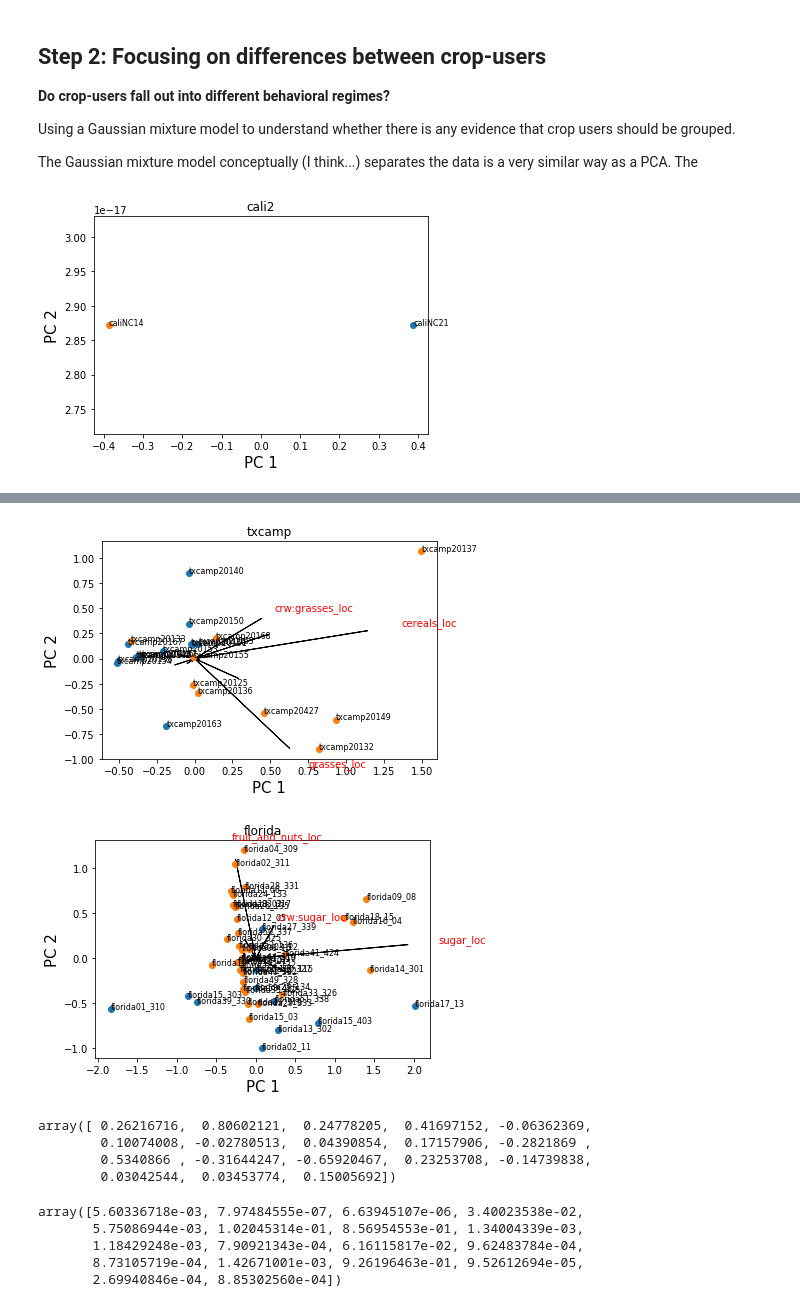
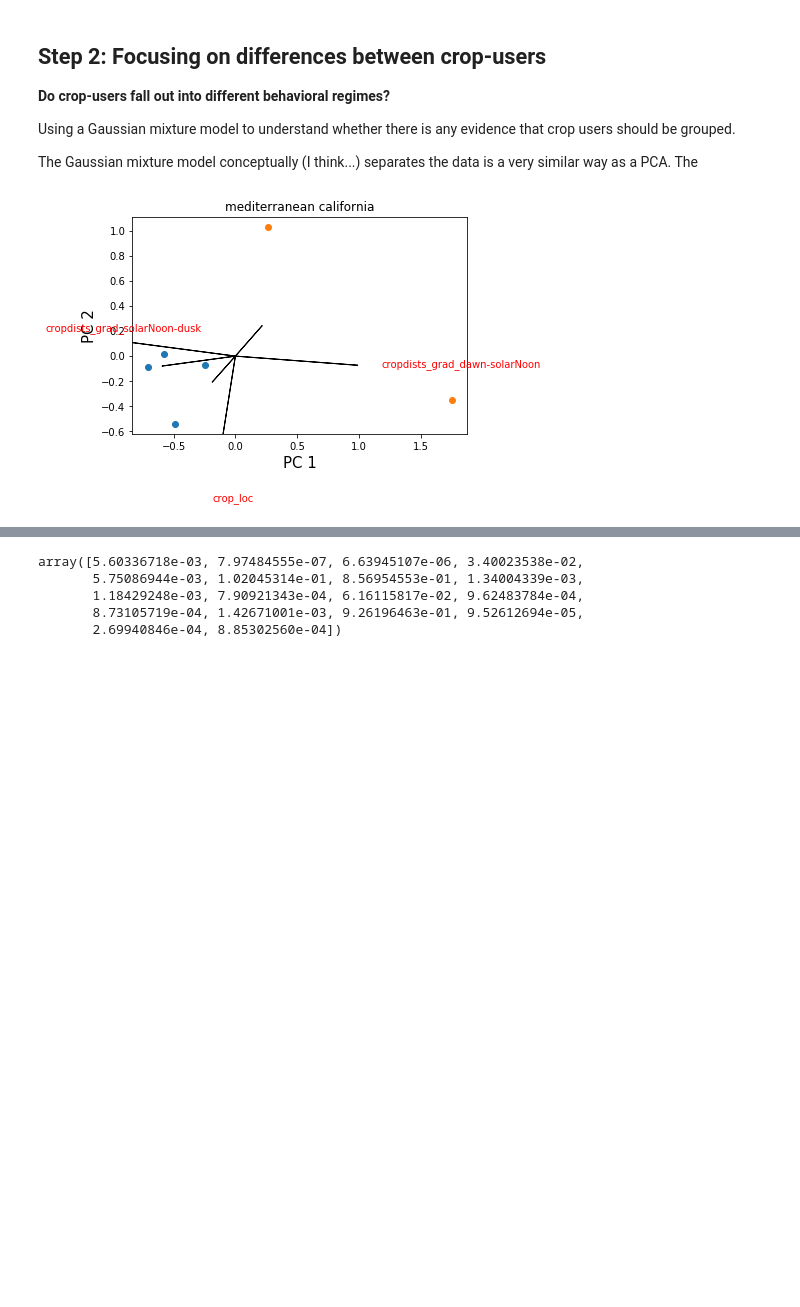
Before and after one commit to mqwilber/rsf_swine, a Jupyter notebook: code/Cluster_analysis.ipynb, the cells around one changed output, grey strips where cells are left out. Saved outputs shown, nothing was run; the diff lists cells and outputs as text; code cells hidden in the pictures; blank space fills up the shorter version.

```diff
--- a/code/Cluster_analysis.ipynb
+++ b/code/Cluster_analysis.ipynb
@@ -37,7 +37,7 @@ ctypes = params['croptypes']
 modparams = []
 
 for i in range(1, 4):
-    modparams.append(pd.read_csv("../results/effect_size_data/model{0}allparams.csv".format(i)))
+    modparams.append(pd.read_csv("../results/effect_size_data/model{0}allparams_crop_day_factor_onlycrop.csv".format(i)))
 # %%
 # Make a crop user dictionary to link to
 mod1main = pd.read_csv("../results/effect_size_data/model1maineffects.csv")
@@ -108,15 +100,15 @@ array(['fruit_and_nuts_loc', 'ndvi_loc', 'masting_loc', 'elevation_loc',
 joindt = []
 for modp in modparams:
 
-    moddt = modp.pivot_table(values='value', index=['pigID', 'study'], columns='coef').fillna(0)
+    moddt = modp.pivot_table(values='value', index=['pigID', 'l2ecoregion'], columns='coef').fillna(0)
     cusers = moddt.reset_index().set_index("pigID").join(cropuser.set_index(["pigID"])).join(pigatt.set_index("pigID"))
     joindt.append(cusers)
 
 # Show summary of crop users
-bplot = cusers.groupby("study").agg({"cropuser" : {'Crop users': lambda x: np.sum(x == True),
+bplot = cusers.groupby("l2ecoregion").agg({"cropuser" : {'Crop users': lambda x: np.sum(x == True),
                                            'Non-crop users' : lambda x: np.sum(x != True)} })
 bplot.columns = bplot.columns.levels[1]
 ax = bplot.plot.bar()
 ax.set_ylabel("Number of pigs")
-plt.savefig("../docs/presentations/images/cropusers.pdf", bbox_inches="tight")
+#plt.savefig("../docs/presentations/images/cropusers.pdf", bbox_inches="tight")
 # %% [output]
@@ -208,11 +211,0 @@ a
-# %%
-a = pd.concat(toptwo).rename(columns={0:'value'})
-hue_order = ('crw_morning', 'crw_midday', 'crw_evening', 'base_hour_midday',
-             'canopycover_grad_midday', 'canopycover_grad_evening',
-             'elevation_grad_evening', "water_grad_morning", "masting_grad_evening")
-ax = sns.barplot(x="study", y="value", hue="index", data=a, hue_order=hue_order)
-ax.legend(loc=(1.05, 0.3), title="Parameter", prop={'size' : 9})
-ax.set_xticklabels(ax.get_xticklabels(), rotation=90)
-ax.set_ylabel("Random forest importance", size=15)
-ax.set_xlabel("Study", size=15)
-plt.savefig("../docs/presentations/images/rf_results.pdf", bbox_inches="tight")
@@ -263,25 +257,25 @@ The Gaussian mixture model conceptually (I think...) separates the data is a ver
 # %%
 mix_res = {}
 Xy_res = {}
-for study in studynames:
+for eco in ecoregions:
 
     # Just extract the daily object
-    studydt = joindt[1][joindt[1].study == study]
+    studydt = joindt[1][joindt[1].l2ecoregion == eco]
 
     # Extract crop columns
-    studydt = studydt.reset_index().set_index(['pigID', 'study', 'sex', 'cropuser'])
+    studydt = studydt.reset_index().set_index(['pigID', 'l2ecoregion', 'sex', 'cropuser'])
     Xcrop = studydt.loc[:, studydt.columns.str.contains("|".join(ctypes))]
 
     # Only consider crops columns that actually have values
     Xcrop = Xcrop.loc[:, Xcrop.std(axis=0) != 0].reset_index()
-    X = Xcrop[Xcrop.cropuser == True].set_index(['pigID', 'study', 'cropuser', 'sex'])
+    X = Xcrop[Xcrop.cropuser == True].set_index(['pigID', 'l2ecoregion', 'cropuser', 'sex'])
 
     # A few huge outliers that I need to take care of
     X[X > 2] = 1
     X[X < -2] = -1
 
     # Fit a range of Gaussian mixture models
-    if len(X) > 0:
+    if len(X) > 1:
 
         if len(X) > 2:
             num_comp = range(1, 4) # Three groups
@@ -299,44 +293,44 @@ for study in studynames:
         fits = [est.fit(Xpca) for est in estimators]
         bics = [fit.bic(Xpca) for fit in fits]
         labels = [fit.predict(Xpca) for fit in fits]
-        mix_res[study] = (fits, bics, labels)
-        Xy_res[study] = (X, labels)
+        mix_res[eco] = (fits, bics, labels)
+        Xy_res[eco] = (X, labels)
 
         # Plot the labels in PCA space
         fig, ax = plt.subplots(1, 1, figsize=(6, 4))
         ax.plot(Xpca2[labels[1] == 1, 0], Xpca2[labels[1] == 1, 1], 'o')
         ax.plot(Xpca2[labels[1] == 0, 0], Xpca2[labels[1] == 0, 1], 'o')
 
-        for i in range(len(X)):
-            ax.text(Xpca2[i, 0], Xpca2[i, 1], X.reset_index().pigID[i], size=8)
+        #for i in range(len(X)):
+            #ax.text(Xpca2[i, 0], Xpca2[i, 1], X.reset_index().pigID[i], size=8)
 
-        ax.set_title(study)
+        ax.set_title(eco)
         ax.set_ylabel("PC 2", size=15)
         ax.set_xlabel("PC 1", size=15)
 
-        if study in ["srel_contact", "tx_tyler_k1"]:
-            plt.savefig("../docs/presentations/images/{0}_groups.pdf".format(study), bbox_inches="tight")
+        #if study in ["srel_contact", "tx_tyler_k1"]:
+        #    plt.savefig("../docs/presentations/images/{0}_groups.pdf".format(study), bbox_inches="tight")
 
-        if not (study in ["tejon", "cali2"]):
+        if not (eco in ["marine west coast forest"]):
             xs = Xpca2[:, 0]
             ys = Xpca2[:, 1]
 
             xvector = pcafit.components_[0]
             yvector = pcafit.components_[1]
             grad = np.hstack((xvector[:, np.newaxis], yvector[:, np.newaxis]))
             gradsize = np.diag(np.dot(grad, grad.T))
             maxinds = np.argsort(gradsize)[-3:]
 
             for i in range(len(xvector)):
                 # arrows project features (ie columns from csv) as vectors onto PC axes
                 ax.arrow(0, 0, xvector[i]*max(xs), yvector[i]*max(ys),
                                     width=0.0005, head_width=0.0025)
 
                 if i in list(maxinds):
                     ax.text(xvector[i]*max(xs)*1.2, yvector[i]*max(ys)*1.2,
                          list(X.columns.values)[i], color='r')
 
-        if study in ["srel_contact", "tx_tyler_k1"]:
-           plt.savefig("../docs/presentations/images/{0}_groups_vector.pdf".format(study), bbox_inches="tight")
+        #if study in ["srel_contact", "tx_tyler_k1"]:
+        #   plt.savefig("../docs/presentations/images/{0}_groups_vector.pdf".format(study), bbox_inches="tight")
 # %% [output]
-[figure, old version]
+[figure, new version]
@@ -350,9 +343,0 @@ for study in studynames:
-[figure, removed]
-[figure, removed]
-# %%
-grad
-# %% [output]
-array([ 0.26216716,  0.80602121,  0.24778205,  0.41697152, -0.06362369,
-        0.10074008, -0.02780513,  0.04390854,  0.17157906, -0.2821869 ,
-        0.5340866 , -0.31644247, -0.65920467,  0.23253708, -0.14739838,
-        0.03042544,  0.03453774,  0.15005692])
```
Also changed, not shown: parts of 18 cells of this notebook, 3 other files.
